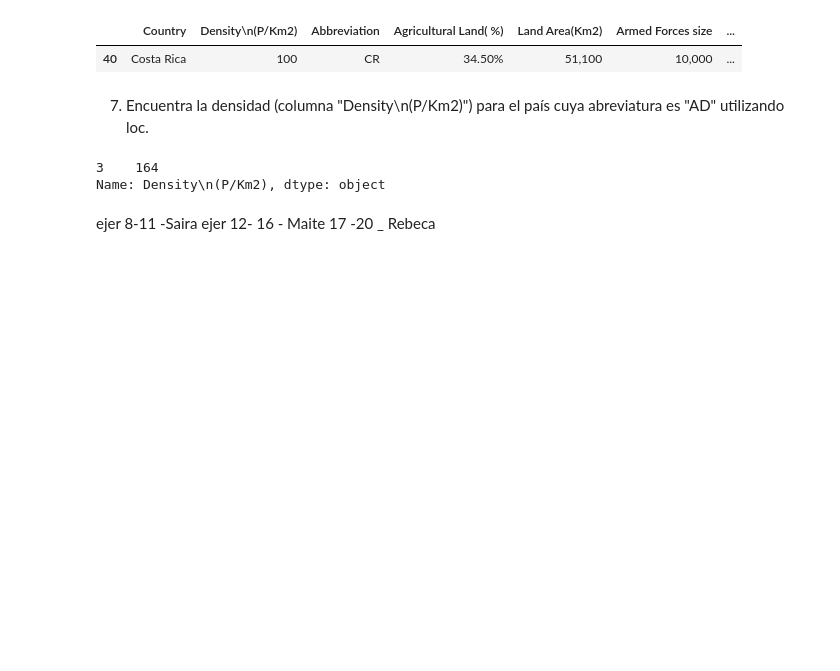
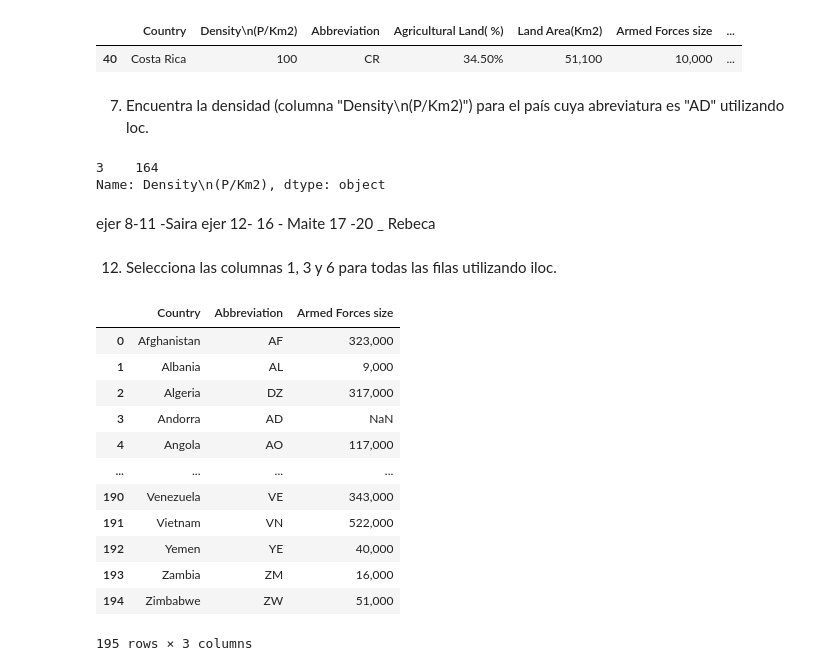
Before and after one commit to saira2911/promoG-modulo3-sprint1-pairprogramming-Maite-Rebeca-Saira, a Jupyter notebook: ejercicios_pair_EDA.ipynb, the cells around one changed output. Cells and saved outputs as stored; diff of their text form; code cells hidden in the pictures; blank space fills up the shorter version.

```diff
--- a/ejercicios_pair_EDA.ipynb
+++ b/ejercicios_pair_EDA.ipynb
@@ -313,3 +313,21 @@ Name: Density\n(P/Km2), dtype: object
 ejer 8-11 -Saira
 ejer 12- 16 - Maite
 17 -20 _ Rebeca
+# %% [markdown]
+12. Selecciona las columnas 1, 3 y 6 para todas las filas utilizando iloc.
+# %%
+df_world_data.iloc[:, [0,2,5]]
+# %% [output]
+|  | Country | Abbreviation | Armed Forces size |
+| 0 | Afghanistan | AF | 323,000 |
+| 1 | Albania | AL | 9,000 |
+| 2 | Algeria | DZ | 317,000 |
+| 3 | Andorra | AD | NaN |
+| 4 | Angola | AO | 117,000 |
+| ... | ... | ... | ... |
+| 190 | Venezuela | VE | 343,000 |
+| 191 | Vietnam | VN | 522,000 |
+| 192 | Yemen | YE | 40,000 |
+| 193 | Zambia | ZM | 16,000 |
+| 194 | Zimbabwe | ZW | 51,000 |
+195 rows × 3 columns
```
Also changed, not shown: parts of 9 cells of this notebook.
